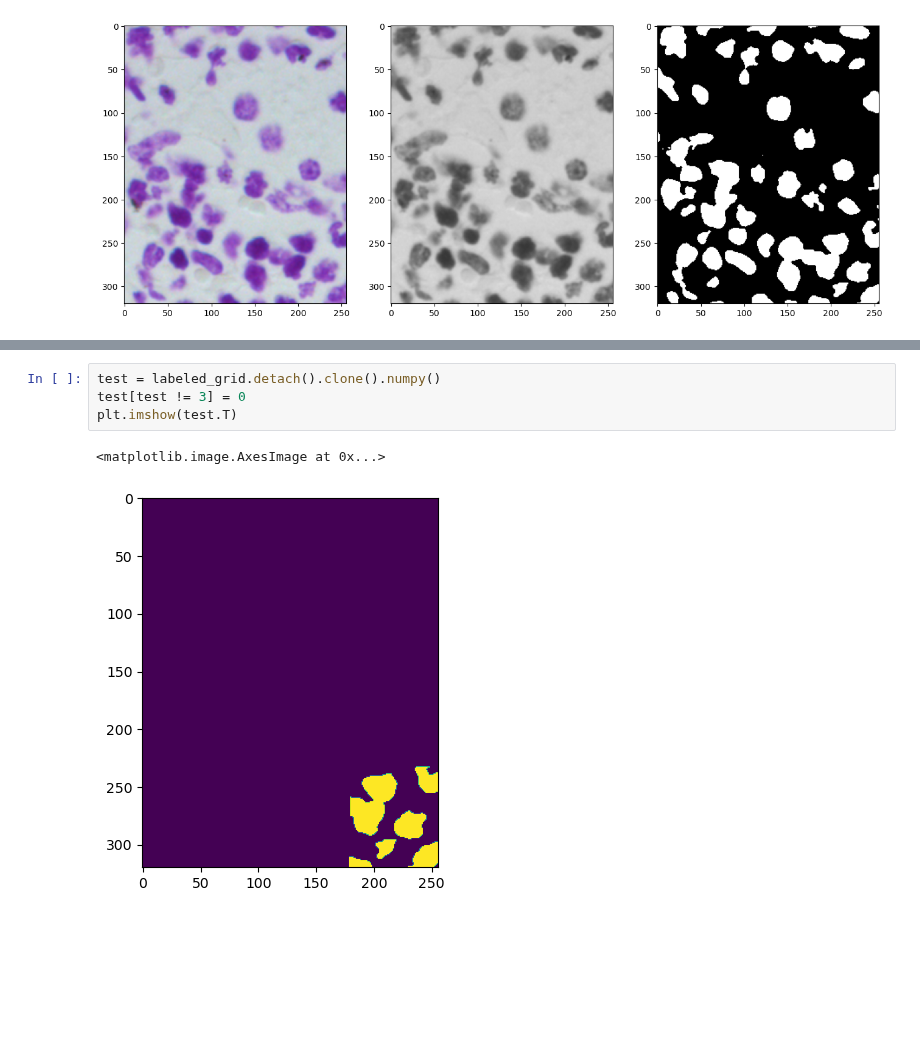
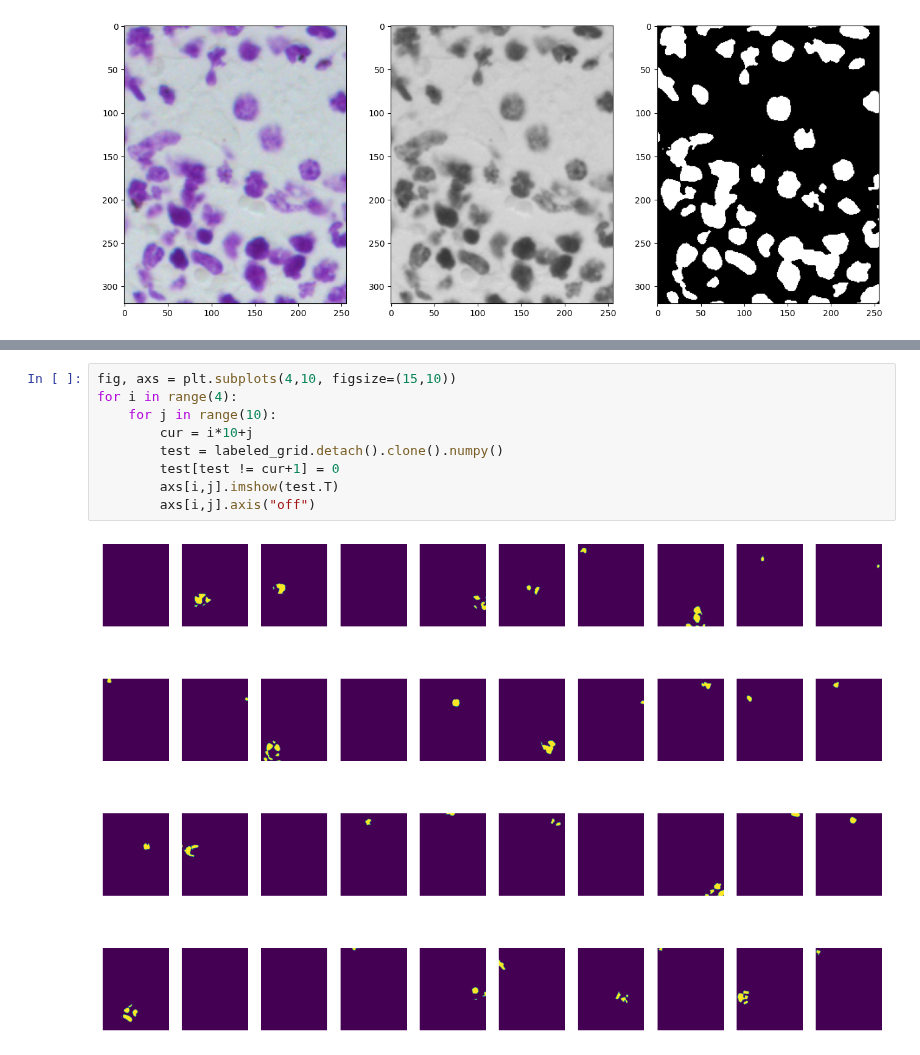
Before and after one commit to JanSchering/Thesis, a Jupyter notebook: cpm/Experiments/Experiment1/Experiment3.ipynb, the cells around one changed output, grey strips where cells are left out. Cells and saved outputs as stored; diff of their text form; blank space fills up the shorter version.

```diff
--- a/cpm/Experiments/Experiment1/Experiment3.ipynb
+++ b/cpm/Experiments/Experiment1/Experiment3.ipynb
@@ -449,7 +449,11 @@ plt.imshow(labeled_grid.T.detach().clone().numpy())
-# %%
-test = labeled_grid.detach().clone().numpy()
-test[test != 3] = 0
-plt.imshow(test.T)
-# %% [output]
-<matplotlib.image.AxesImage at 0x...>
-[figure, removed]
+# %%
+fig, axs = plt.subplots(4,10, figsize=(15,10))
+for i in range(4):
+    for j in range(10):
+        cur = i*10+j
+        test = labeled_grid.detach().clone().numpy()
+        test[test != cur+1] = 0
+        axs[i,j].imshow(test.T)
+        axs[i,j].axis("off")
+# %% [output]
+[figure, added]
```
Also changed, not shown: parts of 3 cells of this notebook, 1 other file.
